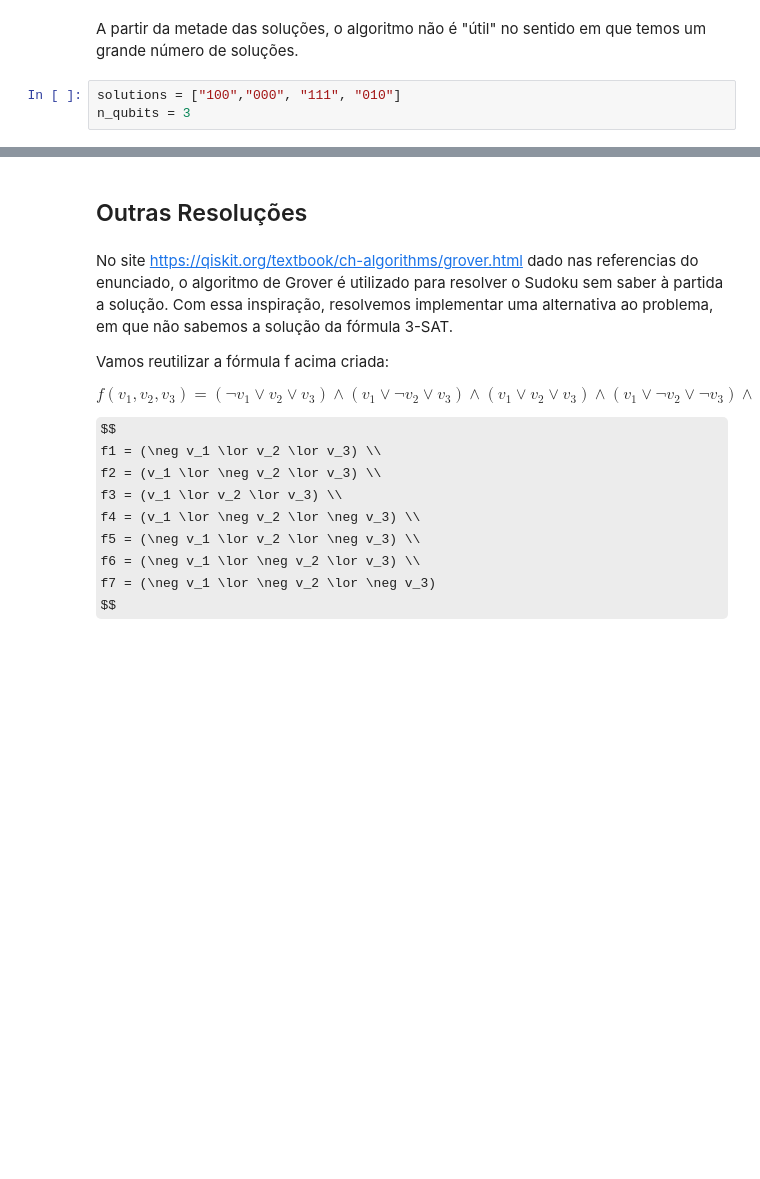
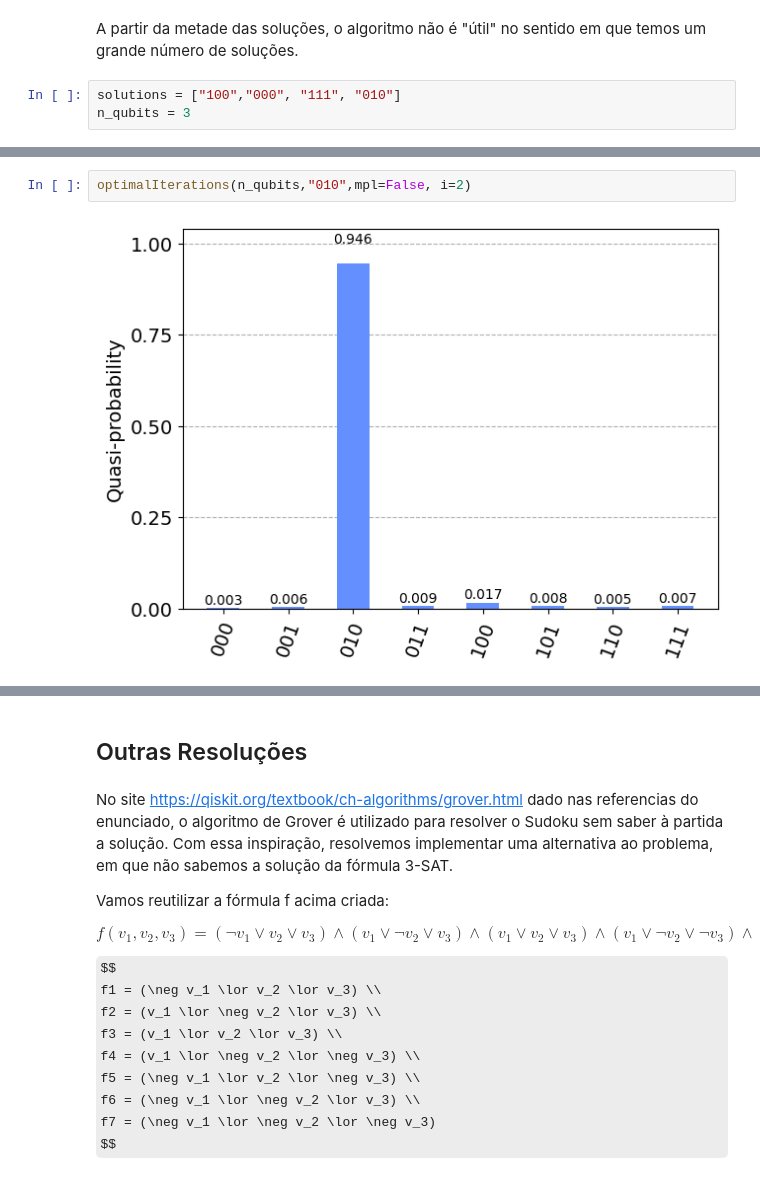
Before and after one commit to hiddenduck/Quantum_SAT_Grover, a Jupyter notebook: Projeto_IC.ipynb, the cells around one changed output, grey strips where cells are left out. Cells and saved outputs as stored; diff of their text form; some formulas as TeX source; blank space fills up the shorter version.

```diff
--- a/Projeto_IC.ipynb
+++ b/Projeto_IC.ipynb
@@ -303,0 +307,4 @@ Como exemplificado
+# %%
+optimalIterations(n_qubits,"010",mpl=False, i=2)
+# %% [output]
+[figure, added]
```
Also changed, not shown: parts of 31 cells of this notebook, 1 other file.
